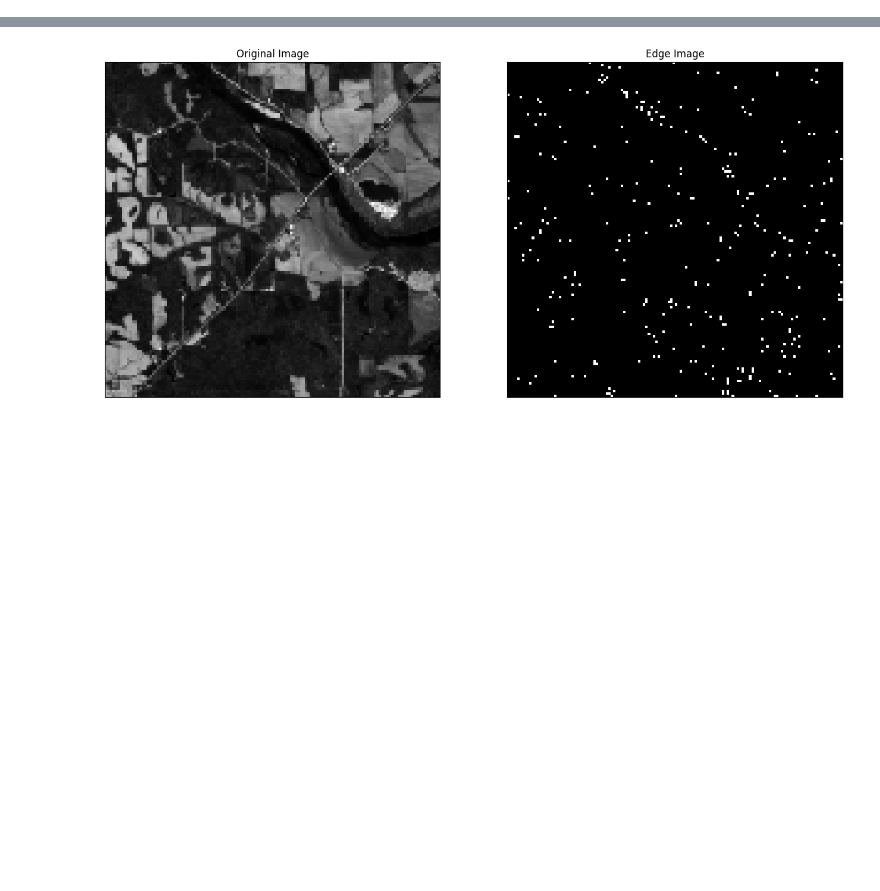
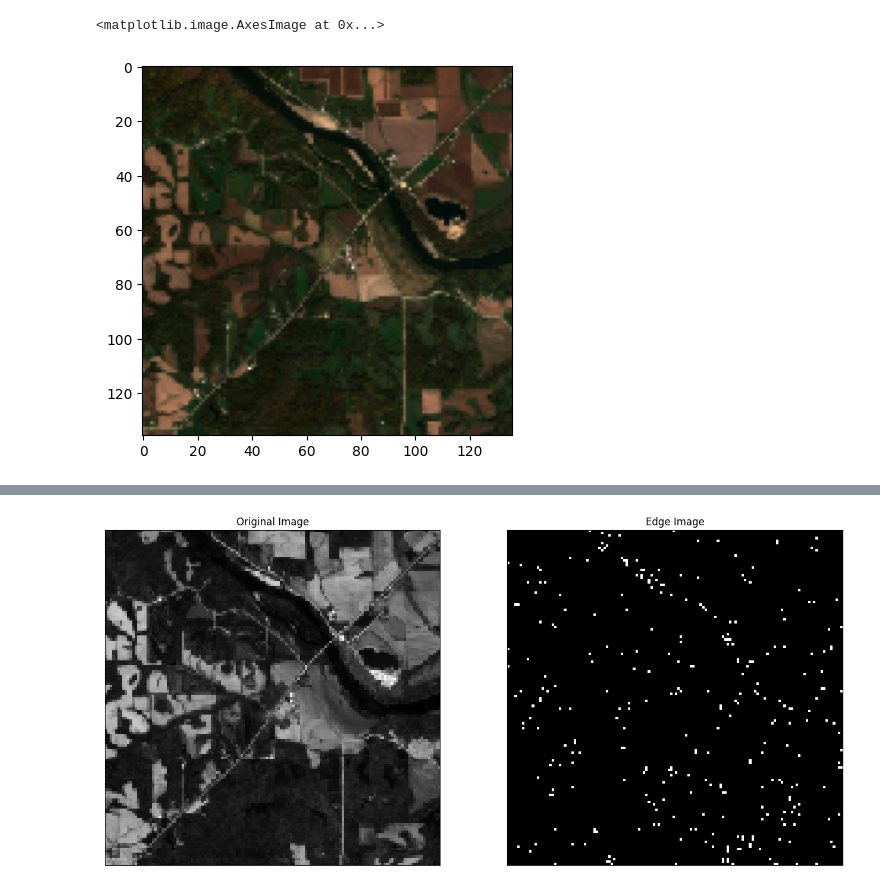
Before and after one commit to AguilarAngel9/Plant-Growth-Cycle-based-on-geospatial-data, a Jupyter notebook: ImageProcessing/edgeDetection.ipynb, the cells around one changed output, grey strips where cells are left out. Drawn from its saved outputs; the diff is of its cells as text; code cells hidden in the pictures; blank space fills up the shorter version.

```diff
--- a/ImageProcessing/edgeDetection.ipynb
+++ b/ImageProcessing/edgeDetection.ipynb
@@ -48,0 +83,5 @@ def load_landsat_image(
+# %%
+IMGS_PATH = '/home/mauricio/code/Plant-Growth-Cycle-based-on-geospatial-data/ClimateData/'
+band_labels = ["B4", "B3", "B2"]
+images = load_landsat_image(IMGS_PATH, band_labels)
+img_keys = list(images.keys())
@@ -48,0 +106,6 @@ def load_landsat_image(
+# %%
+test_image = convert_to_eight_bits(images[img_keys[0]])
+plt.imshow(test_image)
+# %% [output]
+<matplotlib.image.AxesImage at 0x...>
+[figure, added]
```
Also changed, not shown: parts of 11 cells of this notebook.
